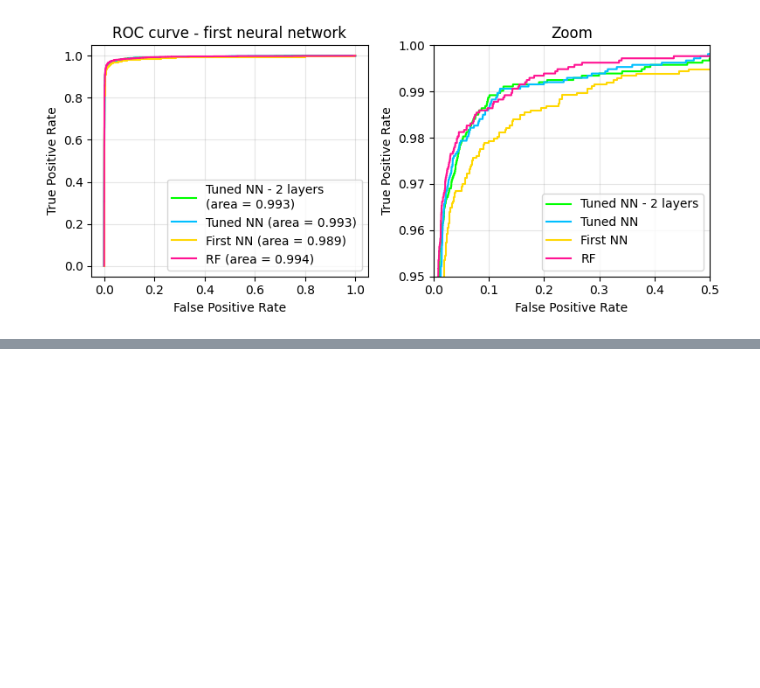
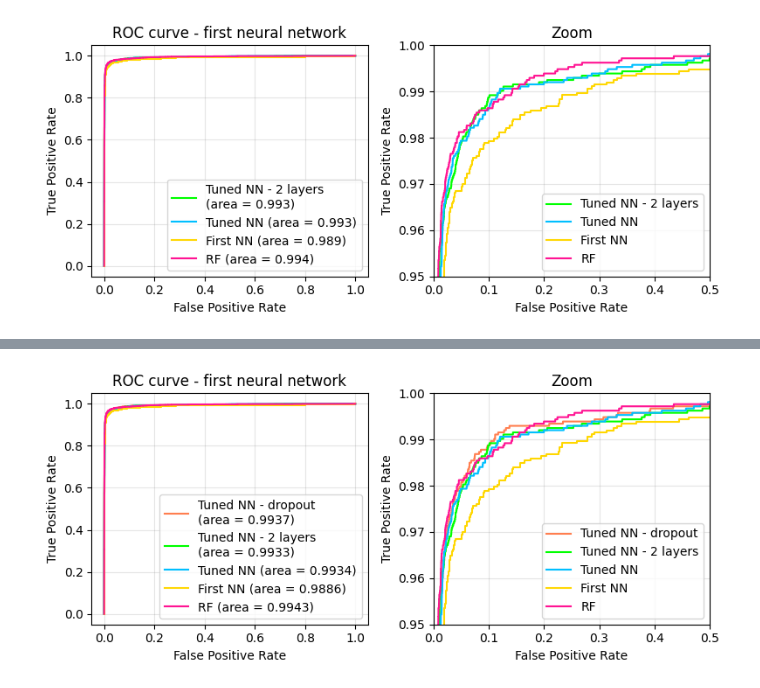
Before and after one commit to Alice-Palladino/astrostatistics_bicocca_2024, a Jupyter notebook: working/L22 - Galaxies vs quasars with neural networks.ipynb, the cells around one changed output, grey strips where cells are left out. Drawn from its saved outputs; the diff is of its cells as text; code cells hidden in the pictures; blank space fills up the shorter version.

```diff
--- a/working/L22 - Galaxies vs quasars with neural networks.ipynb
+++ b/working/L22 - Galaxies vs quasars with neural networks.ipynb
@@ -801,0 +970,5 @@ Let's see the results for the best neural network:
+# %%
+y_probs_tuned_dropout = tuned_NN_dropout.predict(X_test)
+
+fpr_tuned_dropout, tpr_tuned_dropout, _ = roc_curve(y_test, y_probs_tuned_dropout)
+roc_auc_tuned_dropout = auc(fpr_tuned_dropout, tpr_tuned_dropout)
@@ -801,0 +977,31 @@ Let's see the results for the best neural network:
+# %%
+fig, ax = plt.subplots(1, 2, figsize = (8, 3.6))
+
+ax[0].plot(fpr_tuned_dropout, tpr_tuned_dropout, color='coral', lw=1.5, label='Tuned NN - dropout\n(area = %0.4f)' % roc_auc_tuned_dropout)
+ax[0].plot(fpr_tuned_2, tpr_tuned_2, color='lime', lw=1.5, label='Tuned NN - 2 layers\n(area = %0.4f)' % roc_auc_tuned_2)
+ax[0].plot(fpr_tuned, tpr_tuned, color='deepskyblue', lw=1.5, label='Tuned NN (area = %0.4f)' % roc_auc_tuned)
+ax[0].plot(fpr_first, tpr_first, color='gold', lw=1.5, label='First NN (area = %0.4f)' % roc_auc_first)
+ax[0].plot(fpr_rf, tpr_rf, color='deeppink', lw=1.5, label='RF (area = %0.4f)' % roc_auc_rf)
+ax[0].set_xlabel('False Positive Rate')
+ax[0].set_ylabel('True Positive Rate')
+ax[0].set_title('ROC curve - first neural network')
+ax[0].legend(loc='lower right')
+ax[0].grid(c='grey', alpha = 0.2)
+
+ax[1].plot(fpr_tuned_dropout, tpr_tuned_dropout, color='coral', lw=1.5, label='Tuned NN - dropout')
+ax[1].plot(fpr_tuned_2, tpr_tuned_2, color='lime', lw=1.5, label='Tuned NN - 2 layers')
+ax[1].plot(fpr_tuned, tpr_tuned, color='deepskyblue', lw=1.5, label='Tuned NN')
+ax[1].plot(fpr_first, tpr_first, color='gold', lw=1.5, label='First NN')
+ax[1].plot(fpr_rf, tpr_rf, color='deeppink', lw=1.5, label='RF')
+ax[1].set_xlabel('False Positive Rate')
+ax[1].set_ylabel('True Positive Rate')
+ax[1].set_title('Zoom')
+ax[1].legend(loc='lower right')
+ax[1].grid(c='grey', alpha = 0.2)
+ax[1].set_ylim(0.95, 1)
+ax[1].set_xlim(0, 0.5)
+
+plt.tight_layout()
+plt.show()
+# %% [output]
+[figure, added]
```
Also changed, not shown: parts of 22 cells of this notebook.
